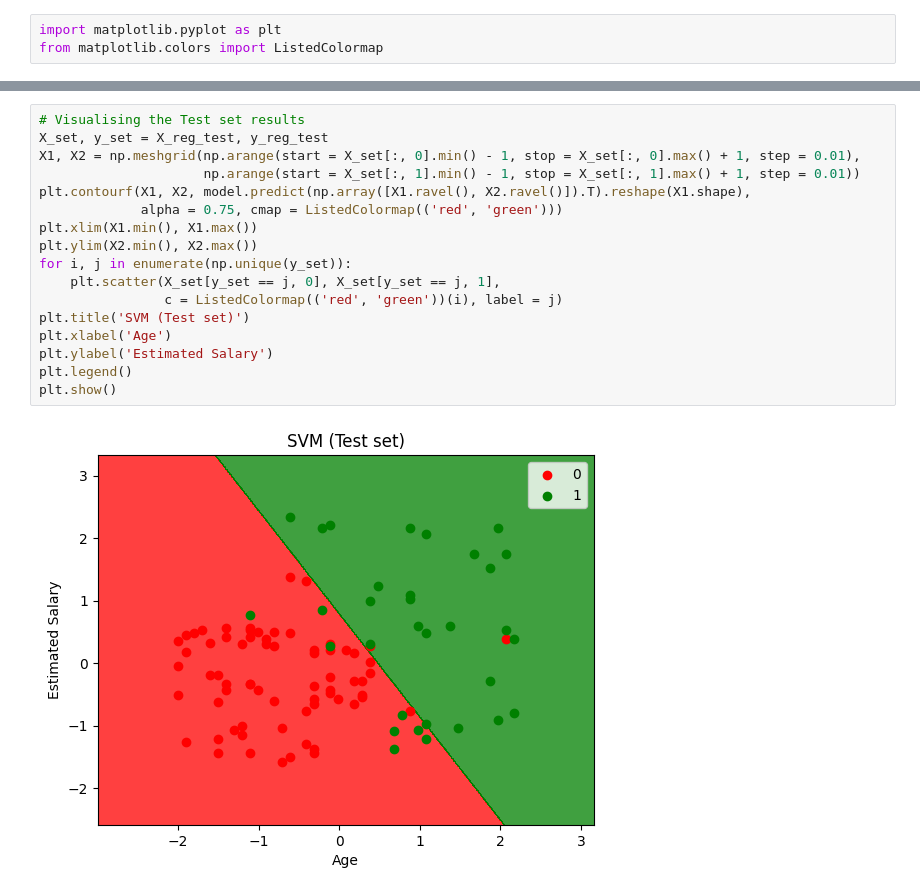
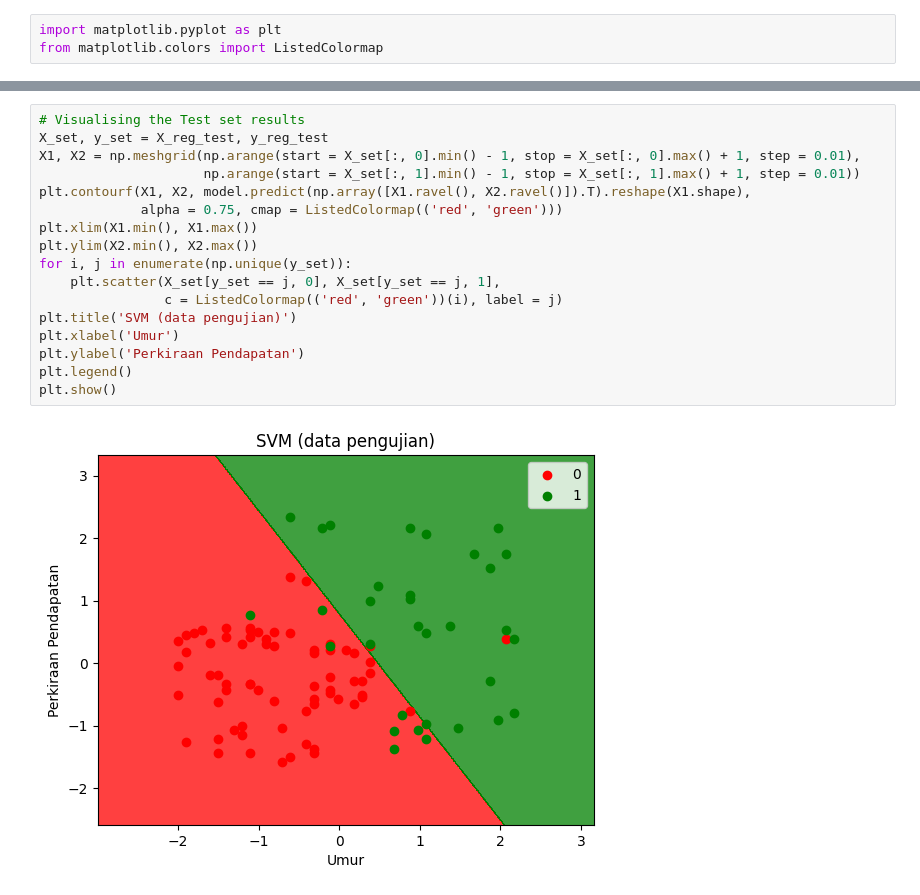
Before and after one commit to furqanx/tugas-2-pembelajaran-mesin, a Jupyter notebook: regression.ipynb, the cells around one changed output, grey strips where cells are left out. Saved outputs shown, nothing was run; the diff lists cells and outputs as text.

```diff
--- a/regression.ipynb
+++ b/regression.ipynb
@@ -100,19 +120,19 @@ plt.show()
 # %%
 # Visualising the Test set results
 X_set, y_set = X_reg_test, y_reg_test
 X1, X2 = np.meshgrid(np.arange(start = X_set[:, 0].min() - 1, stop = X_set[:, 0].max() + 1, step = 0.01),
                      np.arange(start = X_set[:, 1].min() - 1, stop = X_set[:, 1].max() + 1, step = 0.01))
 plt.contourf(X1, X2, model.predict(np.array([X1.ravel(), X2.ravel()]).T).reshape(X1.shape),
              alpha = 0.75, cmap = ListedColormap(('red', 'green')))
 plt.xlim(X1.min(), X1.max())
 plt.ylim(X2.min(), X2.max())
 for i, j in enumerate(np.unique(y_set)):
     plt.scatter(X_set[y_set == j, 0], X_set[y_set == j, 1],
                 c = ListedColormap(('red', 'green'))(i), label = j)
-plt.title('SVM (Test set)')
-plt.xlabel('Age')
-plt.ylabel('Estimated Salary')
+plt.title('SVM (data pengujian)')
+plt.xlabel('Umur')
+plt.ylabel('Perkiraan Pendapatan')
 plt.legend()
 plt.show()
 # %% [output]
-[figure, old version]
+[figure, new version]
```
Also changed, not shown: parts of 6 cells of this notebook.
